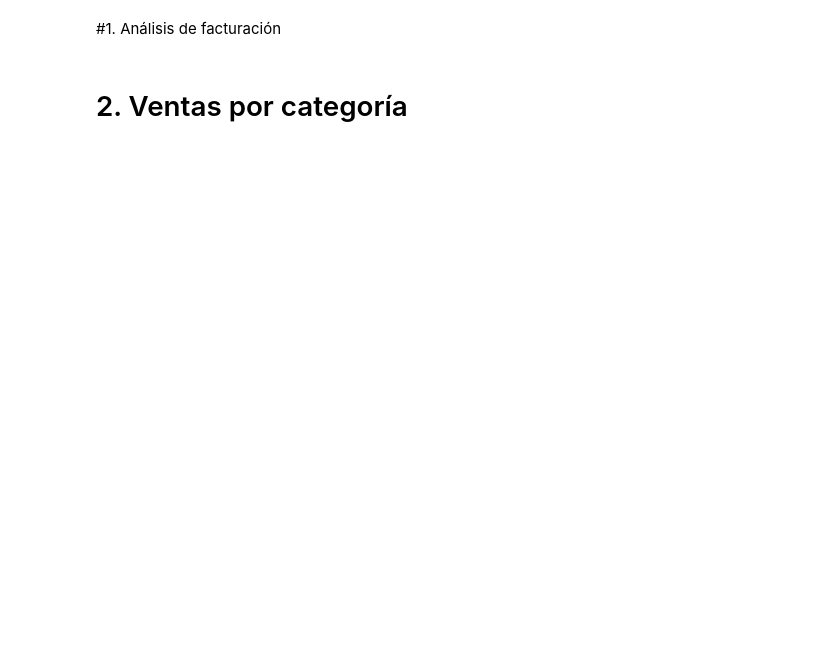
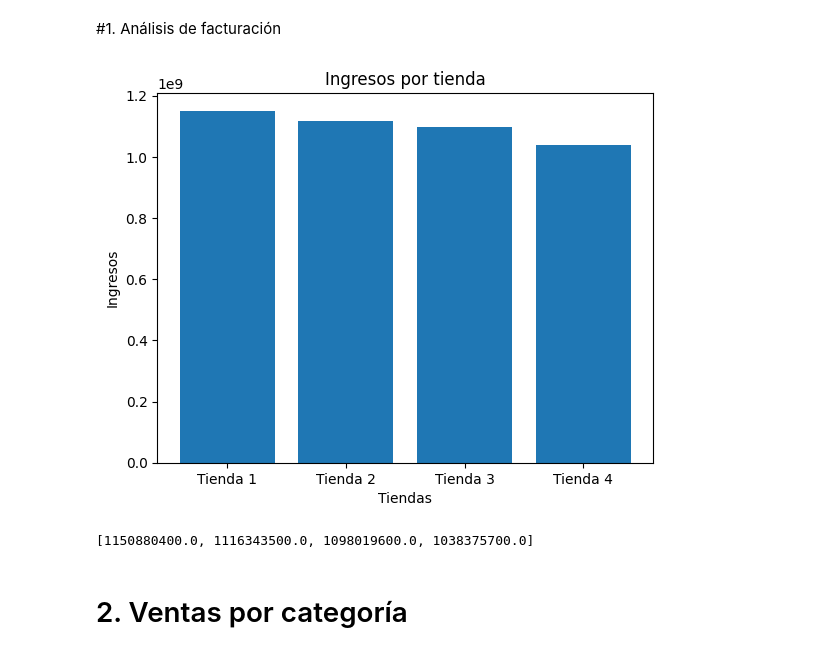
Before and after one commit to tatiana-017/alura-store-challenge, a Jupyter notebook: AluraStoreLatam.ipynb, the cells around one changed output. Cells and saved outputs as stored; diff of their text form; code cells hidden in the pictures; blank space fills up the shorter version.

```diff
--- a/AluraStoreLatam.ipynb
+++ b/AluraStoreLatam.ipynb
@@ -4,18 +4,19 @@
 ### Importación de datos
 # %%
 import pandas as pd
+import matplotlib.pyplot as plt
 
 url = "https://raw.githubusercontent.com/alura-es-cursos/challenge1-data-science-latam/refs/heads/main/base-de-datos-challenge1-latam/tienda_1%20.csv"
 url2 = "https://raw.githubusercontent.com/alura-es-cursos/challenge1-data-science-latam/refs/heads/main/base-de-datos-challenge1-latam/tienda_2.csv"
 url3 = "https://raw.githubusercontent.com/alura-es-cursos/challenge1-data-science-latam/refs/heads/main/base-de-datos-challenge1-latam/tienda_3.csv"
 url4 = "https://raw.githubusercontent.com/alura-es-cursos/challenge1-data-science-latam/refs/heads/main/base-de-datos-challenge1-latam/tienda_4.csv"
 
-tienda = pd.read_csv(url)
+tienda1 = pd.read_csv(url)
 tienda2 = pd.read_csv(url2)
 tienda3 = pd.read_csv(url3)
 tienda4 = pd.read_csv(url4)
 
-tienda.head()
+tienda1.head()
 # %% [output]
 |  | Producto | Categoría del Producto | Precio | Costo de envío | Fecha de Compra | Vendedor | Lugar de Compra | ... |
 | 0 | Asistente virtual | Electrónicos | 164300.0 | 6900.0 | 16/01/2021 | Pedro Gomez | Bogotá | ... |
@@ -25,5 +26,21 @@ tienda.head()
 | 4 | Silla de oficina | Muebles | 335200.0 | 20200.0 | 07/11/2020 | Maria Alfonso | Medellín | ... |
 # %% [markdown]
 #1. Análisis de facturación
+# %%
+#Suma de ingresos por tienda
+tiendas = [tienda1, tienda2, tienda3, tienda4]
+ingresos_totales = [float(t['Precio'].sum()) for t in tiendas]
+
+#Gráfico de barras de los ingresos
+plt.bar(['Tienda 1', 'Tienda 2', 'Tienda 3', 'Tienda 4'], ingresos_totales)
+plt.xlabel('Tiendas')
+plt.ylabel('Ingresos')
+plt.title('Ingresos por tienda')
+plt.show()
+
+print(ingresos_totales)
+# %% [output]
+[figure, added]
+[1150880400.0, 1116343500.0, 1098019600.0, 1038375700.0]
 # %% [markdown]
 # 2. Ventas por categoría
```
Also changed, not shown: parts of 5 cells of this notebook.
